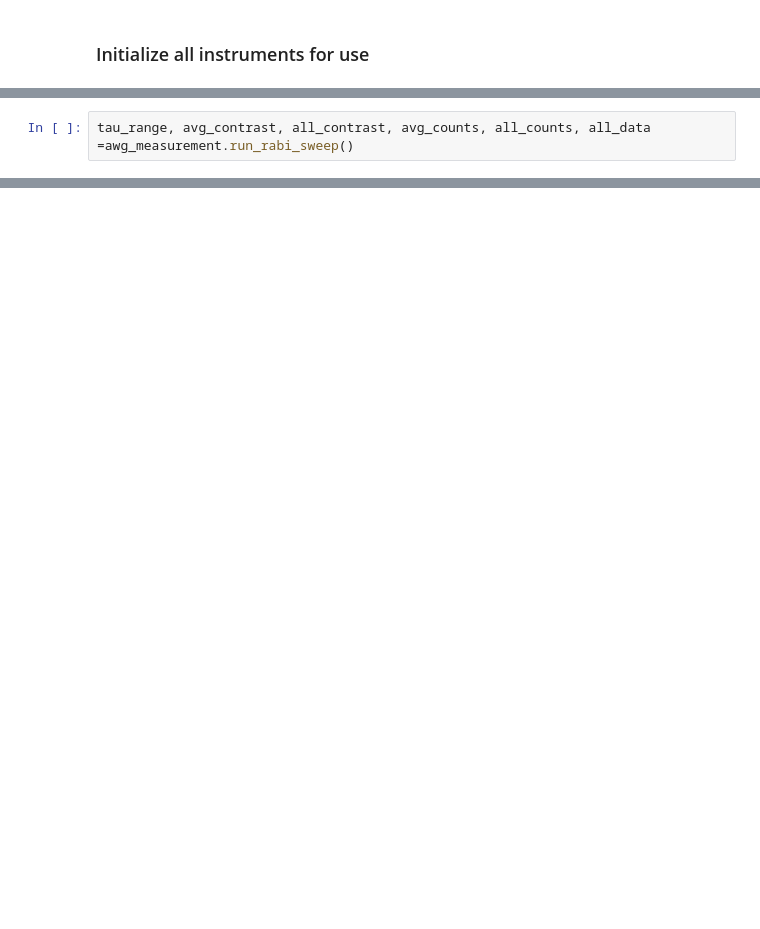
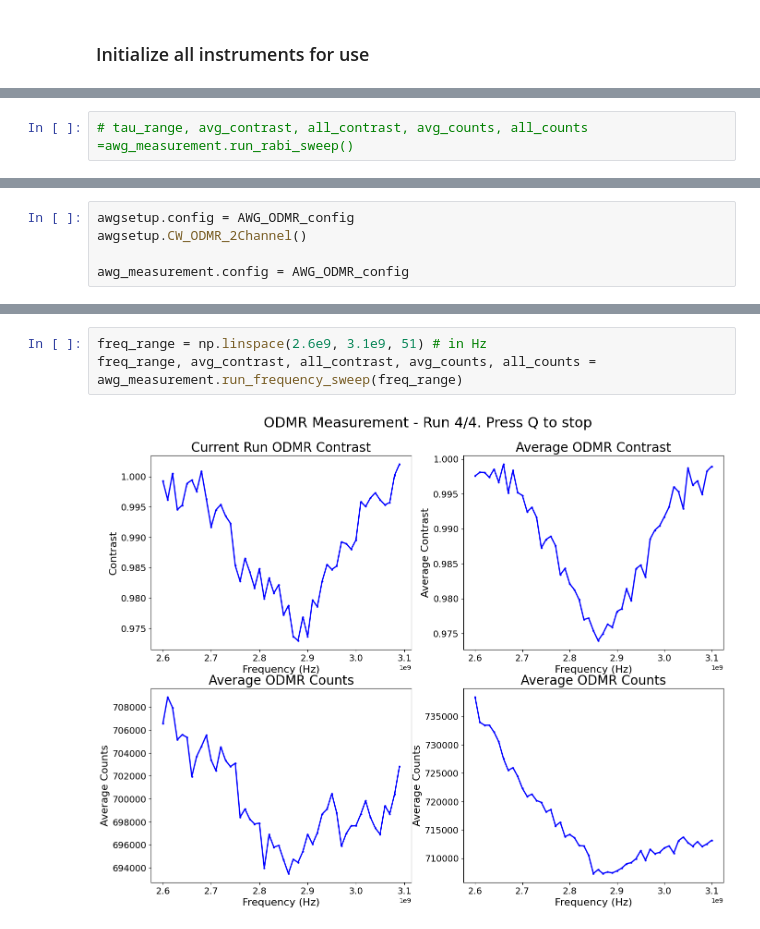
Before and after one commit to sumukhvaidya/LiLabMeasurements, a Jupyter notebook: testing/AWG_test.ipynb, the cells around one changed output, grey strips where cells are left out. Saved outputs shown, nothing was run; the diff lists cells and outputs as text; blank space fills up the shorter version.

Commit message:
CW ODMR implemented with AWG in 2 channel and 4 channel mode.

```diff
--- a/testing/AWG_test.ipynb
+++ b/testing/AWG_test.ipynb
@@ -79,2 +102,2 @@ awg_measurement = AWG_Measurements.AWGMeasurement(AWG_rabi_config, ps, sg386, aw
 # %%
-tau_range, avg_contrast, all_contrast, avg_counts, all_counts, all_data =awg_measurement.run_rabi_sweep()
+# tau_range, avg_contrast, all_contrast, avg_counts, all_counts =awg_measurement.run_rabi_sweep()
@@ -122,0 +182,5 @@ rabifixer(all_data_for_testing)
+# %%
+awgsetup.config = AWG_ODMR_config
+awgsetup.CW_ODMR_2Channel()
+
+awg_measurement.config = AWG_ODMR_config
@@ -122,0 +205,5 @@ rabifixer(all_data_for_testing)
+# %%
+freq_range = np.linspace(2.6e9, 3.1e9, 51) # in Hz
+freq_range, avg_contrast, all_contrast, avg_counts, all_counts = awg_measurement.run_frequency_sweep(freq_range)
+# %% [output]
+[figure, added]
```
Also changed, not shown: parts of 10 cells of this notebook, 7 other files.
